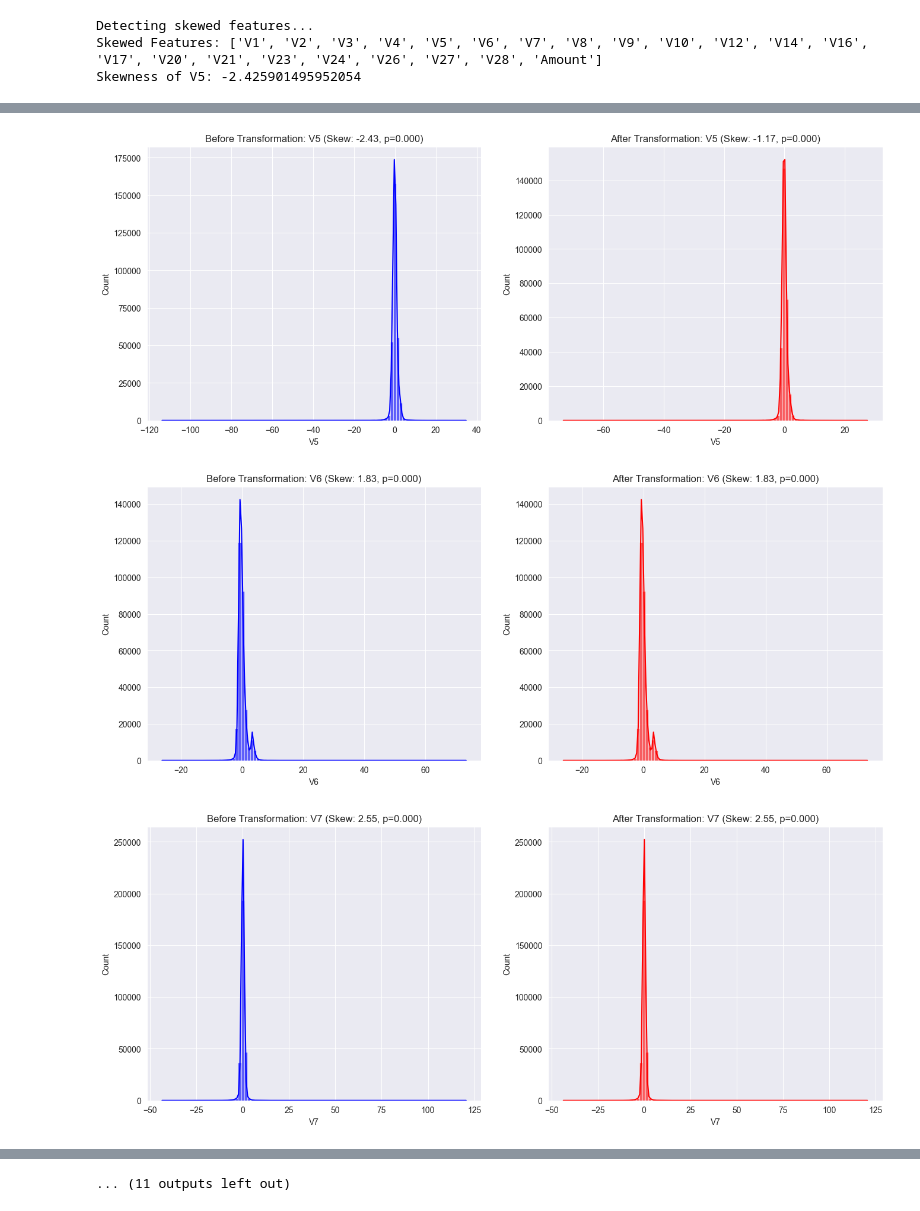
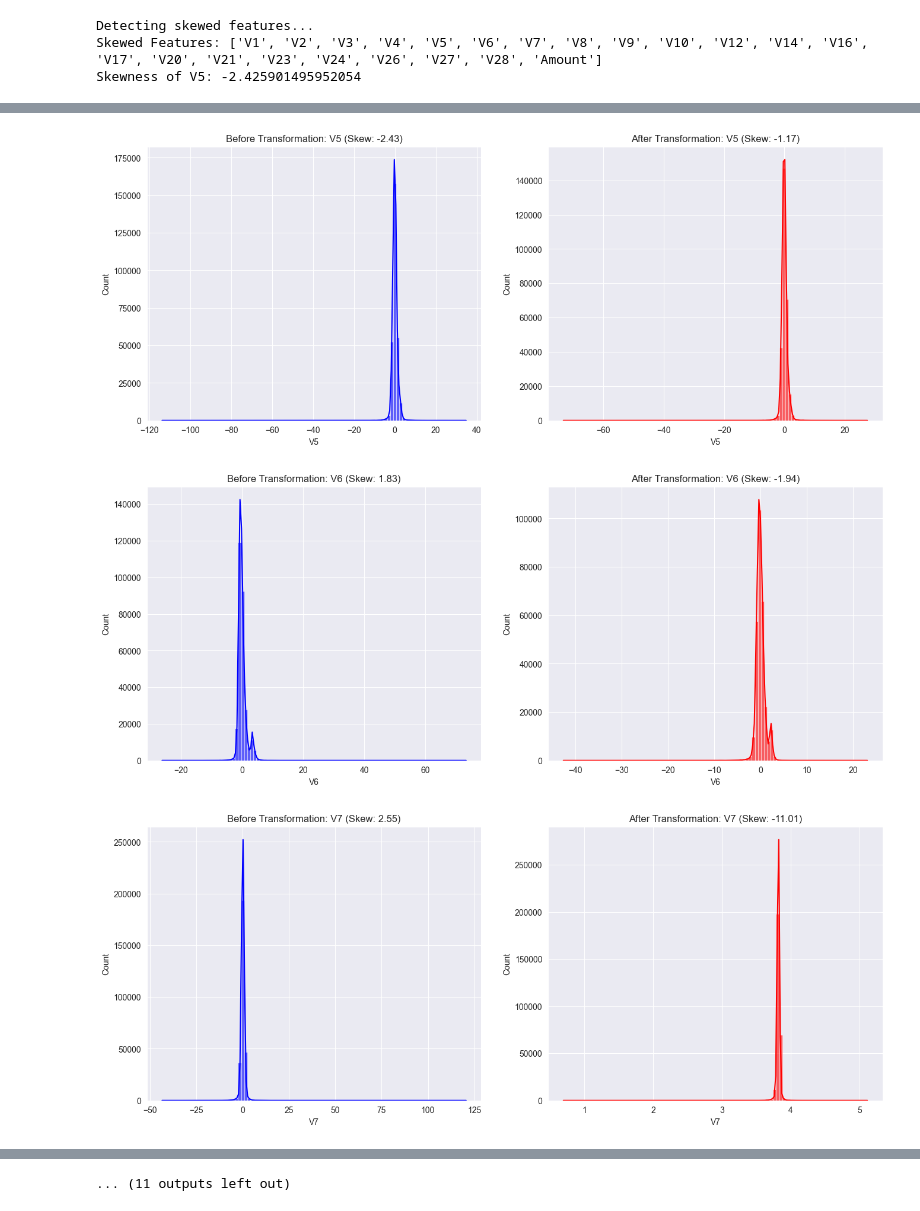
Before and after one commit to guyreuveni33/Tabular-Data-Science-Final-Research-Project, a Jupyter notebook: 21_2_2025.ipynb, the cells around one changed output, grey strips where cells are left out. Saved outputs shown, nothing was run; the diff lists cells and outputs as text; code cells hidden in the pictures.

```diff
--- a/21_2_2025.ipynb
+++ b/21_2_2025.ipynb
@@ -101,53 +68,35 @@ If the transformation made it worse, we undo the change and restore the original
 # %%
-# Function to perform Shapiro-Wilk test on a sample (with sampling to avoid large N warning)
-def shapiro_test(sample, max_sample=5000):
-    sample = sample.dropna()
-    if len(sample) > max_sample:
-        sample = sample.sample(max_sample, random_state=42)  # Randomly sample up to 5000 values
-    stat, p_value = shapiro(sample)
-    return p_value
-
 # Initialize skewness table
 skewness_table = []
 
 for feature in skewed_features:
     skew_before = df[feature].skew()  # Calculate skewness before transformation
-    p_value_before = shapiro_test(df[feature])  # Shapiro-Wilk test before transformation
 
     fig, axes = plt.subplots(1, 2, figsize=(16, 6))  # Wider figure size
 
     # Plot original distribution before transformation
     sns.histplot(df[feature], bins=100, kde=True, ax=axes[0], color='blue', alpha=0.6)
-    axes[0].set_title(f'Before Transformation: {feature} (Skew: {skew_before:.2f}, p={p_value_before:.3f})')
-
-    # Save original data in case transformation worsens skewness
-    original_data = df[feature].copy()
+    axes[0].set_title(f'Before Transformation: {feature} (Skew: {skew_before:.2f})')
 
     # Apply appropriate transformation
     if (df[feature] > 0).all():
         df[feature], _ = boxcox(df[feature] + 1)  # Box-Cox (Only for positive values)
+    elif df[feature].skew() > 2:
+        df[feature] = np.log1p(df[feature] - df[feature].min() + 1)  # Log Transform (Shifted)
     else:
         pt = PowerTransformer(method='yeo-johnson')
         df[feature] = pt.fit_transform(df[[feature]])  # Yeo-Johnson for general cases
 
     skew_after = df[feature].skew()  # Calculate skewness after transformation
-    p_value_after = shapiro_test(df[feature])  # Shapiro-Wilk test after transformation
-
-    # If skewness got worse, revert to original data
-    if abs(skew_after) > abs(skew_before):
-        df[feature] = original_data  # Restore original values
-        skew_after = skew_before  # Keep original skewness
-        p_value_after = p_value_before  # Keep original normality test result
-
-    skewness_table.append([feature, skew_before, skew_after, p_value_before, p_value_after])  # Store values
+    skewness_table.append([feature, skew_before, skew_after])  # Store values
 
     # Plot transformed distribution after transformation
     sns.histplot(df[feature], bins=100, kde=True, ax=axes[1], color='red', alpha=0.6)
-    axes[1].set_title(f'After Transformation: {feature} (Skew: {skew_after:.2f}, p={p_value_after:.3f})')
+    axes[1].set_title(f'After Transformation: {feature} (Skew: {skew_after:.2f})')
 
     plt.show()
 
 # Convert skewness table to DataFrame and display it
-skewness_df = pd.DataFrame(skewness_table, columns=["Feature", "Skewness Before", "Skewness After", "Shapiro P Before", "Shapiro P After"])
+skewness_df = pd.DataFrame(skewness_table, columns=["Feature", "Skewness Before", "Skewness After"])
 display(skewness_df)
 # %% [output]
@@ -158,3 +107,3 @@ display(skewness_df)
-[figure, old version]
+[figure, new version]
-[figure, old version]
+[figure, new version]
-[figure, old version]
+[figure, new version]
```
Also changed, not shown: parts of 34 cells of this notebook.
